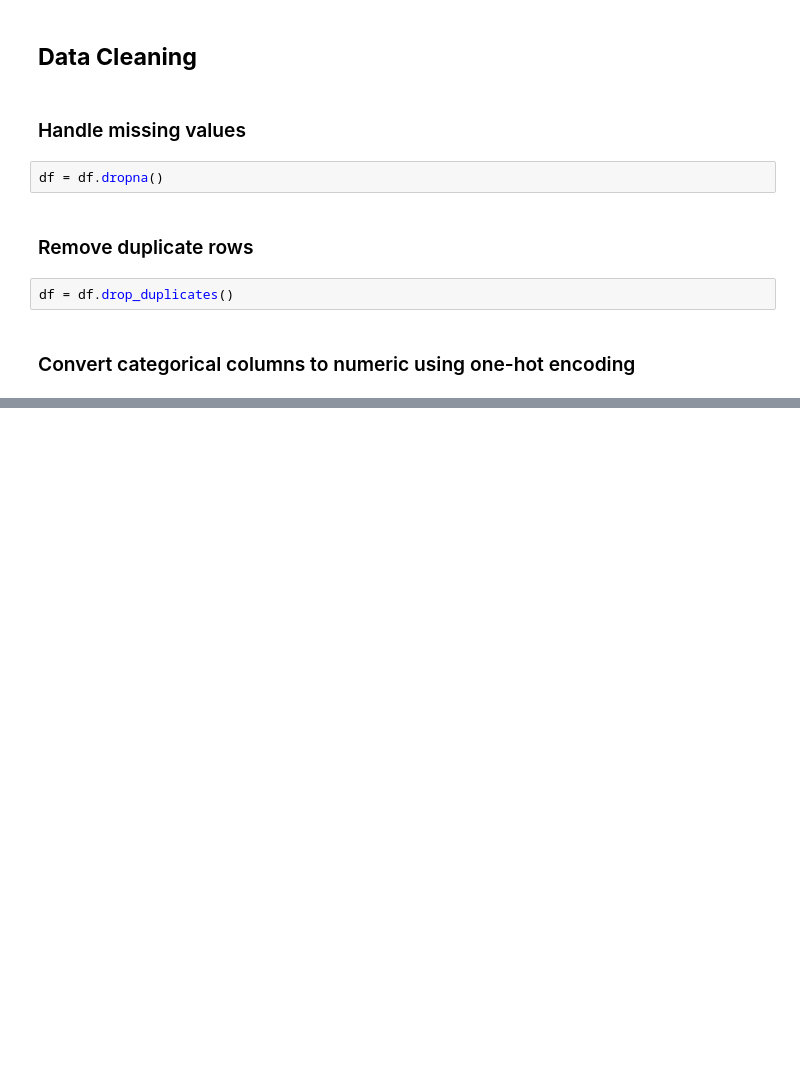
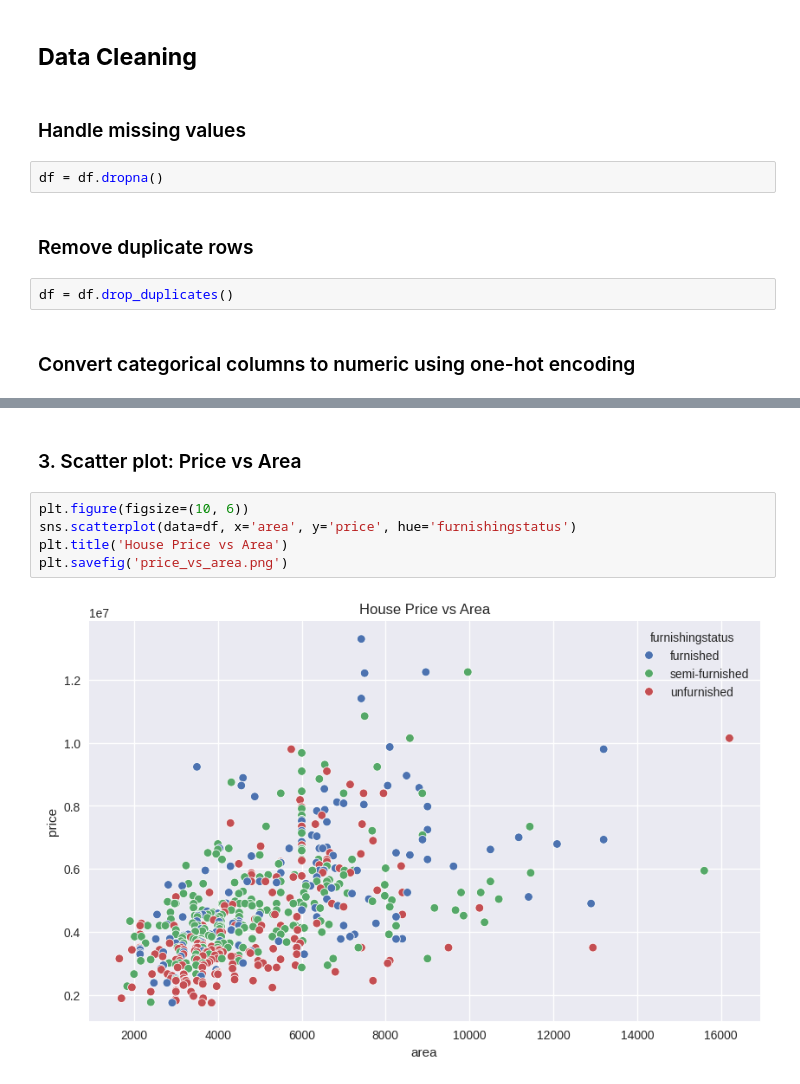
Before and after one commit to HarshLogic/House-Price, a Jupyter notebook: House_Price_Prediction.ipynb, the cells around one changed output, grey strips where cells are left out. Drawn from its saved outputs; the diff is of its cells as text; blank space fills up the shorter version.

```diff
--- a/House_Price_Prediction.ipynb
+++ b/House_Price_Prediction.ipynb
@@ -96,0 +194,9 @@ df = pd.get_dummies(df, columns=[''])
+# %% [markdown]
+### 3. Scatter plot: Price vs Area
+# %%
+plt.figure(figsize=(10, 6))
+sns.scatterplot(data=df, x='area', y='price', hue='furnishingstatus')
+plt.title('House Price vs Area')
+plt.savefig('price_vs_area.png')
+# %% [output]
+[figure, added]
```
Also changed, not shown: parts of 26 cells of this notebook.
